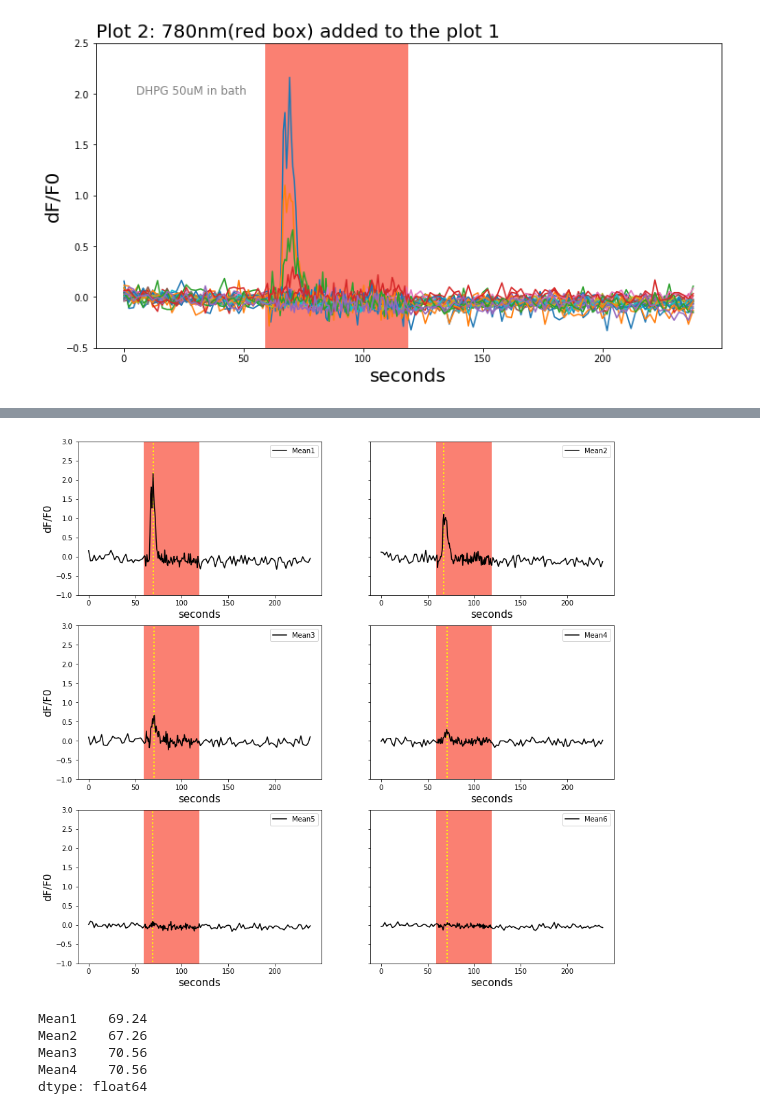
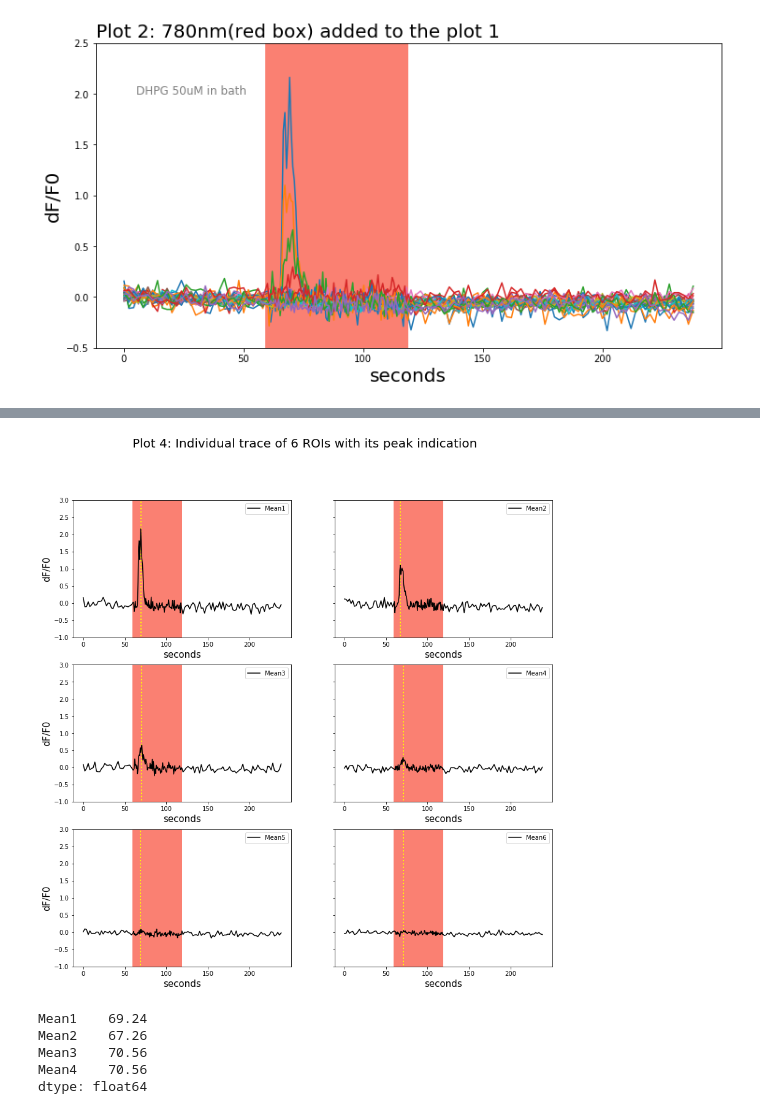
Before and after one commit to soyhyoj/PGlab, a Jupyter notebook: Image analysis/Ca imaging data analysis.ipynb, the cells around one changed output, grey strips where cells are left out. Cells and saved outputs as stored; diff of their text form; code cells hidden in the pictures.

```diff
--- a/Image analysis/Ca imaging data analysis.ipynb
+++ b/Image analysis/Ca imaging data analysis.ipynb
@@ -175,20 +175,19 @@ for i, ax in enumerate(axes.reshape(-1)):
 # %%
-
-
+# Find the peak (=highest y)
 idxmax = normF[60:150].idxmax()
 
 fig, axes = plt.subplots(nrows=3, ncols=2, figsize=(14,14), sharey=True)
-plt.suptitle('Plot 4: Individual trace of 6 ROIs with is', fontsize=20)
+plt.suptitle('Plot 4: Individual trace of 6 ROIs with its peak indication', fontsize=20)
 cell = ["Mean%d" %x for x in range (1,7)]
 
 for i, ax in enumerate(axes.reshape(-1)):
     ax = normF[cell[i]].plot(ax=ax, ylim=[-1.0, 3.0], color='black', legend=True)
     ax.set_xlabel('seconds', size=15)
     ax.set_ylabel('dF/F0', size=15)
     ax.add_patch(patches.Rectangle((59,-1.5), 60, 10, facecolor='salmon')) # 2PE
-    ax.vlines(idxmax[i],-2,6, colors='yellow', linewidth=2, linestyles='dotted') # Where lies the max value
+    ax.vlines(idxmax[i],-2,6, colors='yellow', linewidth=2, linestyles='dotted') # peak
 # %% [output]
-[figure, old version]
+[figure, new version]
 # %%
 # Print the time when the max value appears from the first 4 ROIs
 idxmax[:4]
```
Also changed, not shown: parts of 1 cell of this notebook.
